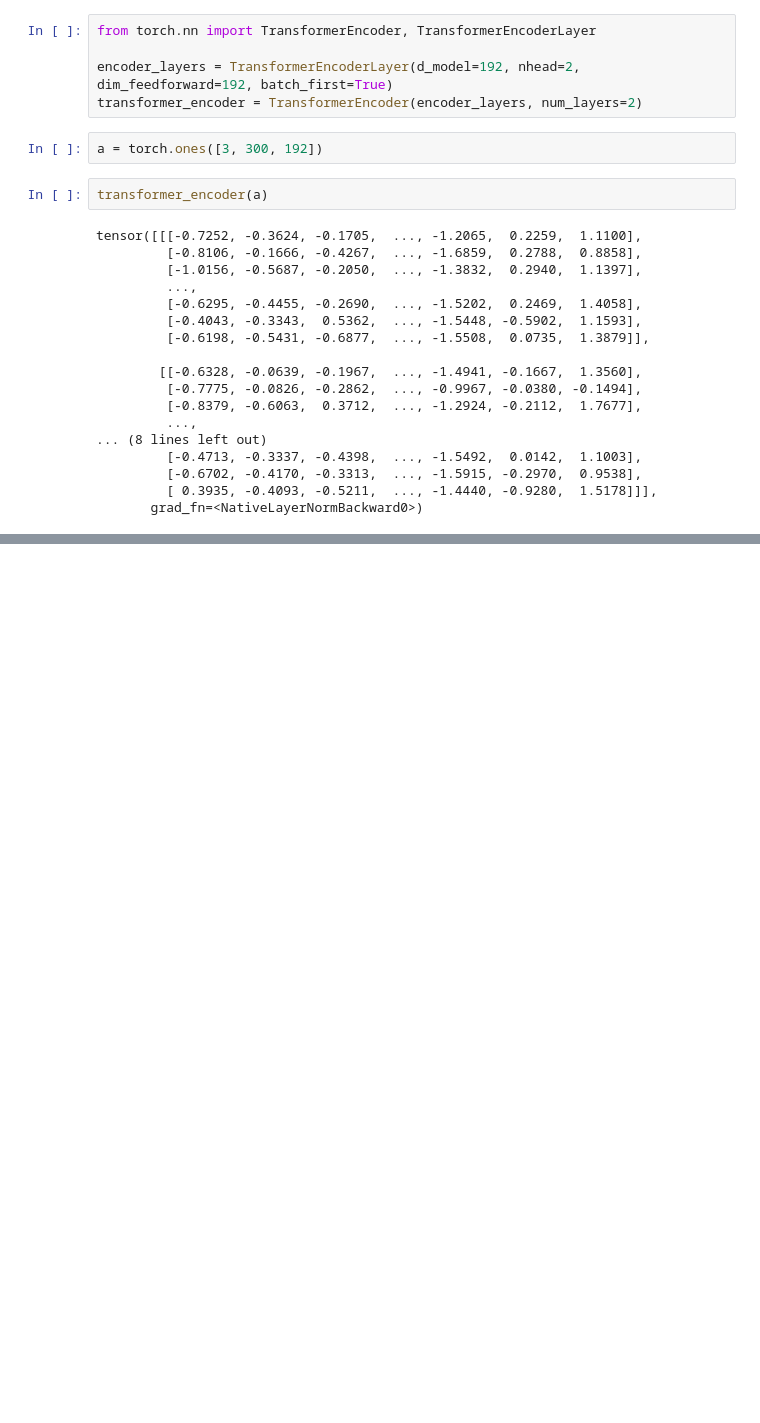
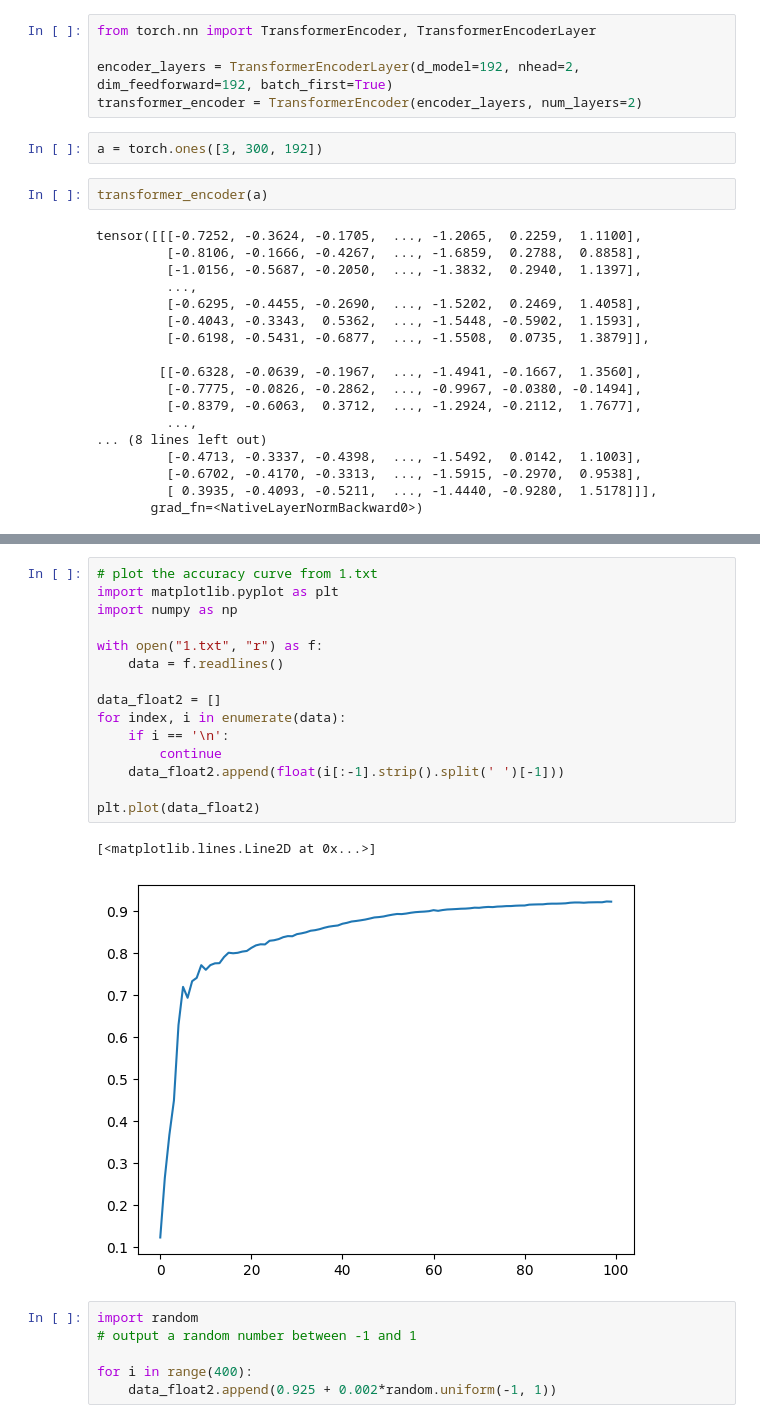
Before and after one commit to zhiyongchenGREAT/FedSPK, a Jupyter notebook: test.ipynb, the cells around one changed output, grey strips where cells are left out. Drawn from its saved outputs; the diff is of its cells as text; blank space fills up the shorter version.

```diff
--- a/test.ipynb
+++ b/test.ipynb
@@ -462,0 +505,24 @@ tensor([[[-0.7252, -0.3624, -0.1705,  ..., -1.2065,  0.2259,  1.1100],
+# %%
+# plot the accuracy curve from 1.txt
+import matplotlib.pyplot as plt
+import numpy as np
+
+with open("1.txt", "r") as f:
+    data = f.readlines()
+
+data_float2 = []
+for index, i in enumerate(data):
+    if i == '\n':
+        continue
+    data_float2.append(float(i[:-1].strip().split(' ')[-1]))
+
+plt.plot(data_float2)
+# %% [output]
+[<matplotlib.lines.Line2D at 0x...>]
+[figure, added]
+# %%
+import random
+# output a random number between -1 and 1
+
+for i in range(400):
+    data_float2.append(0.925 + 0.002*random.uniform(-1, 1))
```
Also changed, not shown: parts of 4 cells of this notebook, 19 other files.
